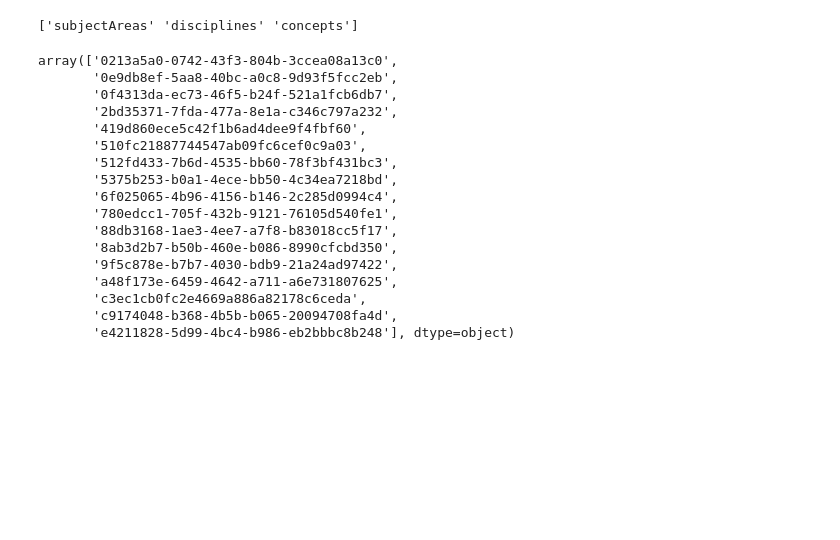
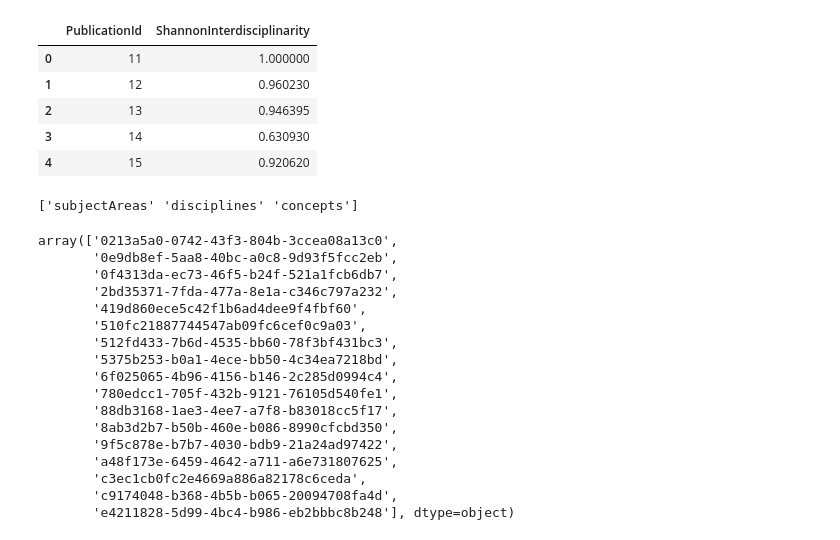
Before and after one commit to SciSciCollective/pyscisci, a Jupyter notebook: examples/Method_Examples/Example of Interdisciplinarity.ipynb, the cells around one changed output. Drawn from its saved outputs; the diff is of its cells as text; code cells hidden in the pictures; blank space fills up the shorter version.

```diff
--- a/examples/Method_Examples/Example of Interdisciplinarity.ipynb
+++ b/examples/Method_Examples/Example of Interdisciplinarity.ipynb
@@ -46,3 +76,18 @@ pub2rs
+# %%
+pub2shannon = pyscisci.shannon_interdisciplinarity(pub2ref , pub2field ,
+                                        focus_pub_ids=None,
+                                        citation_direction='references',
+                                        normalized=True, K=None, show_progress=False)
+
+
+pub2shannon
+# %% [output]
+|  | PublicationId | ShannonInterdisciplinarity |
+| 0 | 11 | 1.000000 |
+| 1 | 12 | 0.960230 |
+| 2 | 13 | 0.946395 |
+| 3 | 14 | 0.630930 |
+| 4 | 15 | 0.920620 |
 # %%
 myaps = pyscisci.APS(path2aps)
 # %%
```
Also changed, not shown: parts of 4 cells of this notebook, 4 other files.
